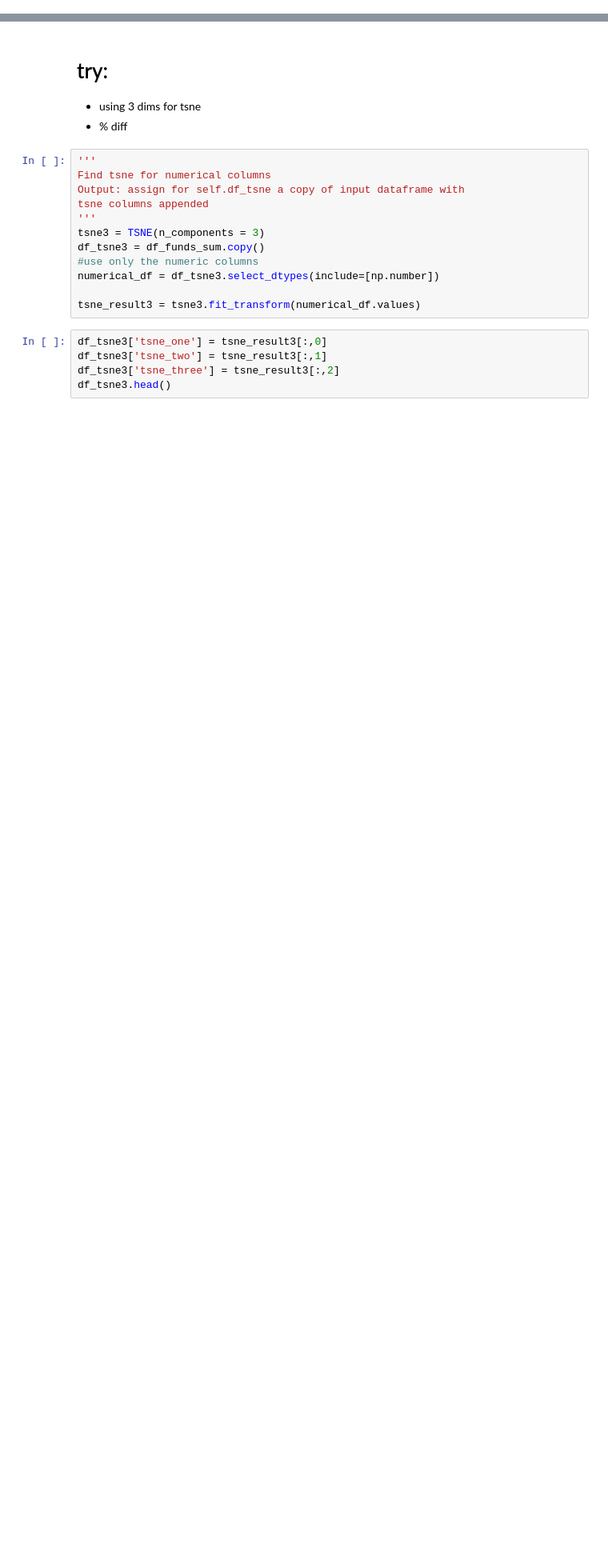
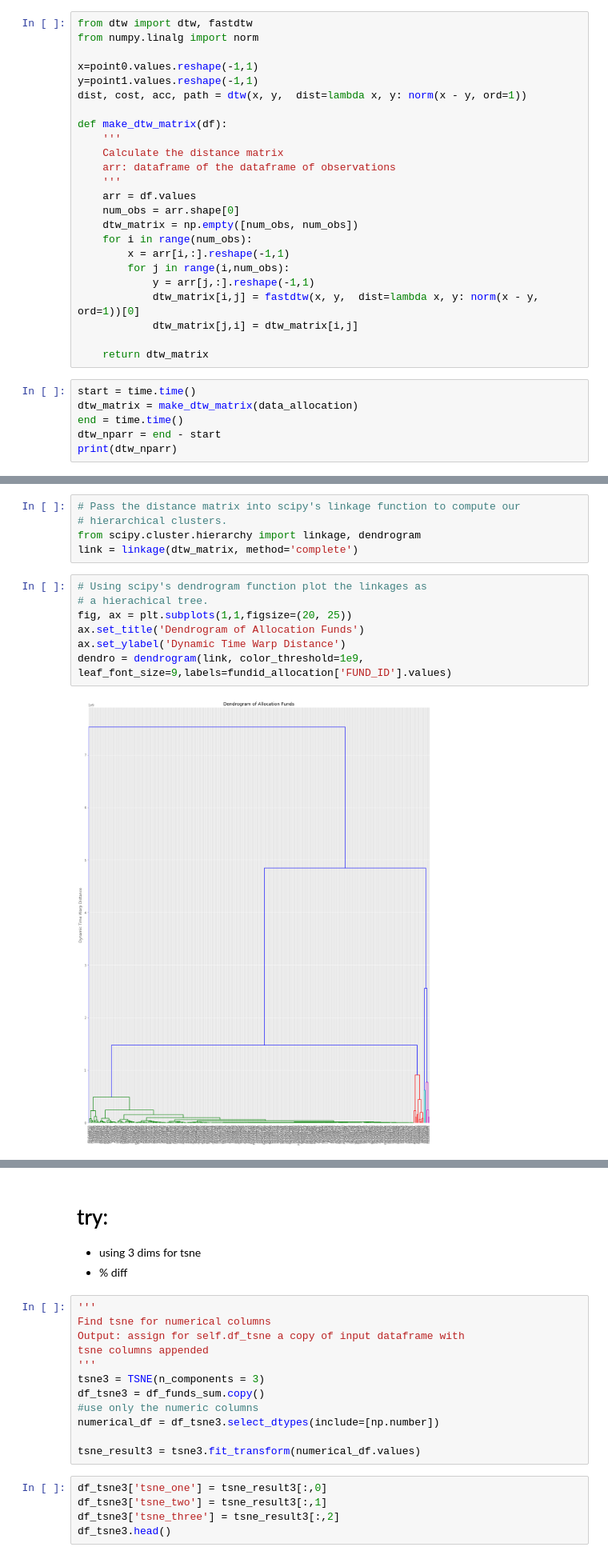
Before and after one commit to frechfrechfrech/Mutual-Fund-Market-Clusters, a Jupyter notebook: Initial Data Exploration.ipynb, the cells around one changed output, grey strips where cells are left out. Shown at 80% size. Drawn from its saved outputs; the diff is of its cells as text; blank space fills up the shorter version.

Commit message:
Add day 2 stuff: dynamic time warping, hierarchical cluster

```diff
--- a/Initial Data Exploration.ipynb
+++ b/Initial Data Exploration.ipynb
@@ -149,0 +150,30 @@ sns.lmplot(x='pca_one', y ='pca_two', data = p2.df_tsne, hue = 'Morningstar Cate
+# %%
+from dtw import dtw, fastdtw
+from numpy.linalg import norm
+
+x=point0.values.reshape(-1,1)
+y=point1.values.reshape(-1,1)
+dist, cost, acc, path = dtw(x, y,  dist=lambda x, y: norm(x - y, ord=1))
+
+def make_dtw_matrix(df):
+    '''
+    Calculate the distance matrix
+    arr: dataframe of the dataframe of observations
+    '''
+    arr = df.values
+    num_obs = arr.shape[0]
+    dtw_matrix = np.empty([num_obs, num_obs])
+    for i in range(num_obs):
+        x = arr[i,:].reshape(-1,1)
+        for j in range(i,num_obs):
+            y = arr[j,:].reshape(-1,1)
+            dtw_matrix[i,j] = fastdtw(x, y,  dist=lambda x, y: norm(x - y, ord=1))[0]
+            dtw_matrix[j,i] = dtw_matrix[i,j]
+
+    return dtw_matrix
+# %%
+start = time.time()
+dtw_matrix = make_dtw_matrix(data_allocation)
+end = time.time()
+dtw_nparr = end - start
+print(dtw_nparr)
@@ -149,0 +182,14 @@ sns.lmplot(x='pca_one', y ='pca_two', data = p2.df_tsne, hue = 'Morningstar Cate
+# %%
+# Pass the distance matrix into scipy's linkage function to compute our
+# hierarchical clusters.
+from scipy.cluster.hierarchy import linkage, dendrogram
+link = linkage(dtw_matrix, method='complete')
+# %%
+# Using scipy's dendrogram function plot the linkages as
+# a hierachical tree.
+fig, ax = plt.subplots(1,1,figsize=(20, 25))
+ax.set_title('Dendrogram of Allocation Funds')
+ax.set_ylabel('Dynamic Time Warp Distance')
+dendro = dendrogram(link, color_threshold=1e9, leaf_font_size=9,labels=fundid_allocation['FUND_ID'].values)
+# %% [output]
+[figure, added]
```
Also changed, not shown: parts of 46 cells of this notebook.
